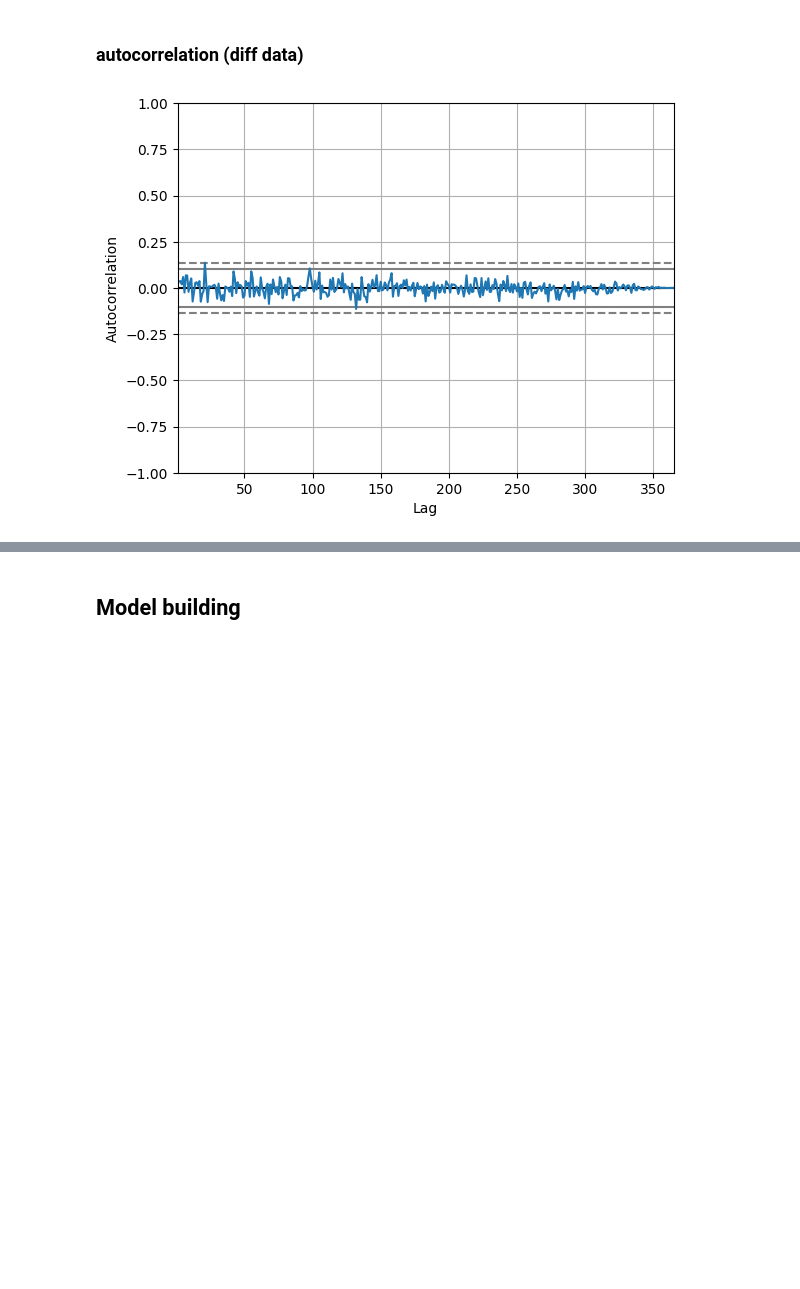
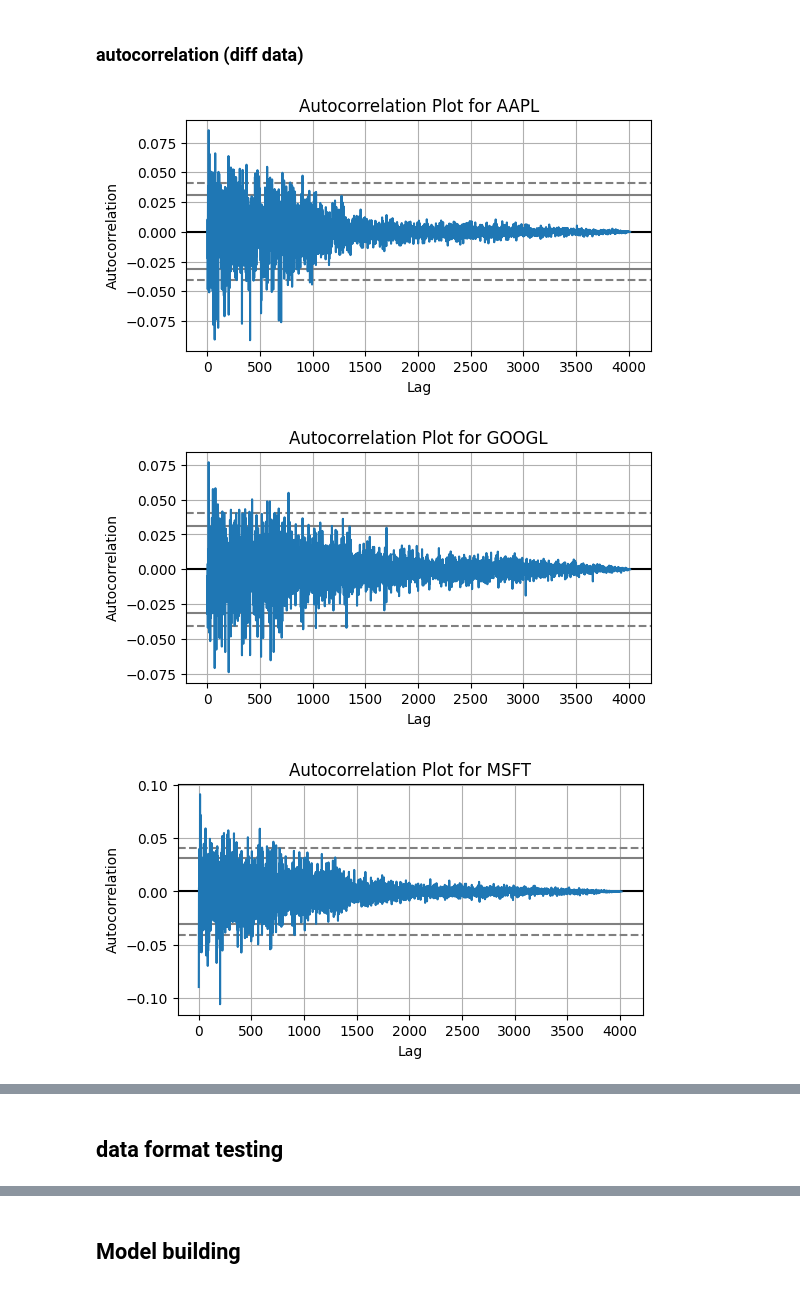
Before and after one commit to aferrers/stockpriceprediction, a Jupyter notebook: notebooks/notebook1.ipynb, the cells around one changed output, grey strips where cells are left out. Saved outputs shown, nothing was run; the diff lists cells and outputs as text; code cells hidden in the pictures; blank space fills up the shorter version.

Commit message:
chanes in notebook 1 time series 29 01 02 34

```diff
--- a/notebooks/notebook1.ipynb
+++ b/notebooks/notebook1.ipynb
@@ -201,0 +255,9 @@ print(unique_years)
+# %%
+import matplotlib.pyplot as plt
+import matplotlib.dates as mdates
+
+# Assume df is a pandas dataframe with time series data
+fig, ax = plt.subplots()
+ax.plot(mdates.date2num(y.index), y.values)
+ax.xaxis.set_major_formatter(mdates.DateFormatter('%Y-%m-%d'))
+plt.show()
@@ -397,0 +465,10 @@ plt.show()
+# %%
+import pandas as pd
+import matplotlib.pyplot as plt
+
+def autocorr_plots(df_dict):
+    for ticker, df in df_dict.items():
+        fig, ax = plt.subplots(figsize=(6, 3))
+        pd.plotting.autocorrelation_plot(df, ax=ax)
+        plt.title(f'Autocorrelation Plot for {ticker}')
+        plt.show()
@@ -550,0 +513,9 @@ Critial Values:
+# %%
+def diff_series(dict):
+    diff_dict = {}
+    for ticker, series in dict.items():
+        diff_df = series.diff().dropna()
+        diff_dict[ticker] = diff_df
+    return diff_dict
+# %%
+diff_data = diff_series(data)
@@ -551,13 +554,8 @@ Critial Values:
 # %% [markdown]
 ### autocorrelation (diff data)
 # %%
-# Creating Autocorrelation plot
-x = pd.plotting.autocorrelation_plot(clean_ibm_filtered_diff)
-
-# plotting the Curve
-x.plot()
-
-# Display
-plt.show()
+autocorr_plots(diff_data)
 # %% [output]
-[figure, old version]
+[figure, new version]
+[figure, added]
+[figure, added]
@@ -563,0 +565,2 @@ plt.show()
+# %% [markdown]
+## data format testing
```
Also changed, not shown: parts of 110 cells of this notebook, 15 other files.
